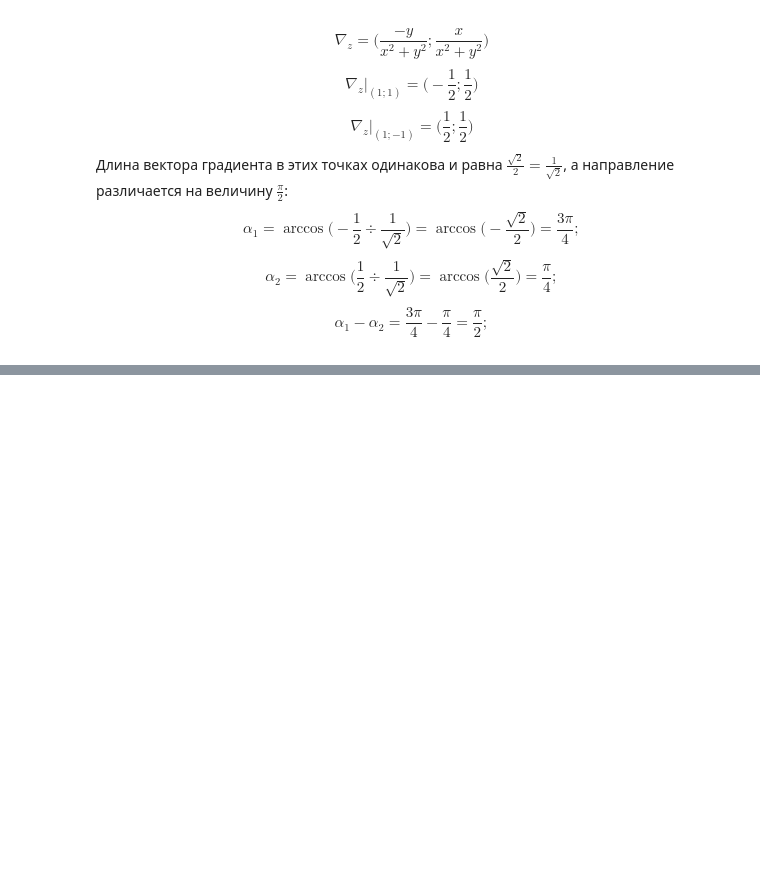
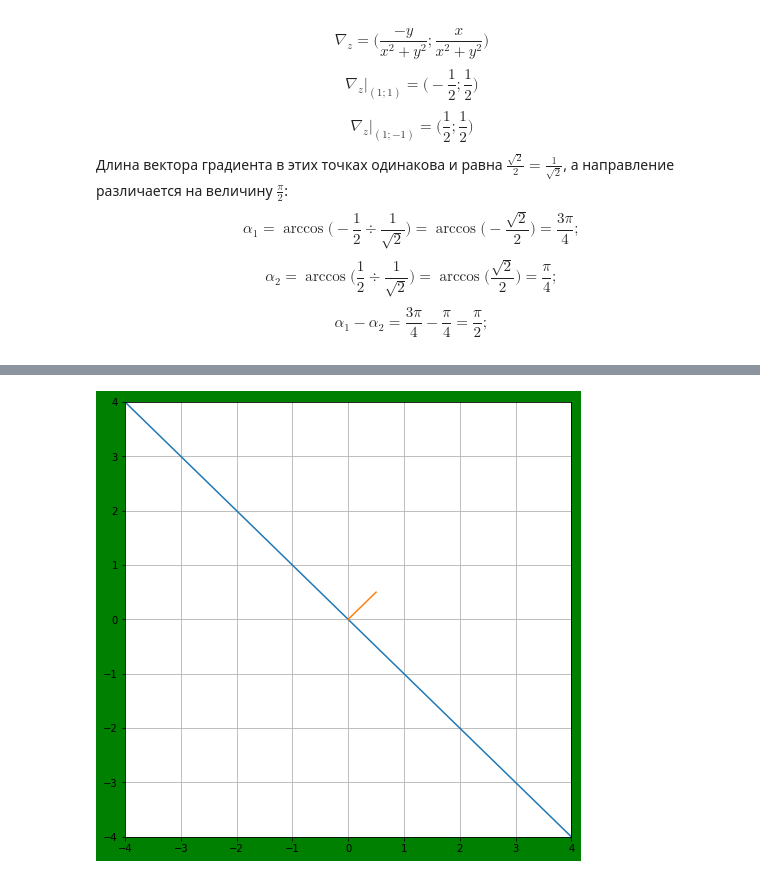
Before and after one commit to gorahohlov/matan_course, a Jupyter notebook: homework_09.ipynb, the cells around one changed output, grey strips where cells are left out. Drawn from its saved outputs; the diff is of its cells as text; code cells hidden in the pictures; blank space fills up the shorter version.

```diff
--- a/homework_09.ipynb
+++ b/homework_09.ipynb
@@ -169,0 +189,10 @@ $$z\Big|_{(1;-1)}=\arctan(-1)=-\frac{\pi}{4};$$
+# %%
+x = np.linspace(-4, 4, 16)
+v = np.linspace(0, .5, 6)
+plt.figure(figsize=(8,8), facecolor='g')
+plt.axis([-4, 4, -4, 4])
+plt.plot(x, -x, v, v)
+plt.grid()
+plt.show()
+# %% [output]
+[figure, added]
```
Also changed, not shown: parts of 4 cells of this notebook.
